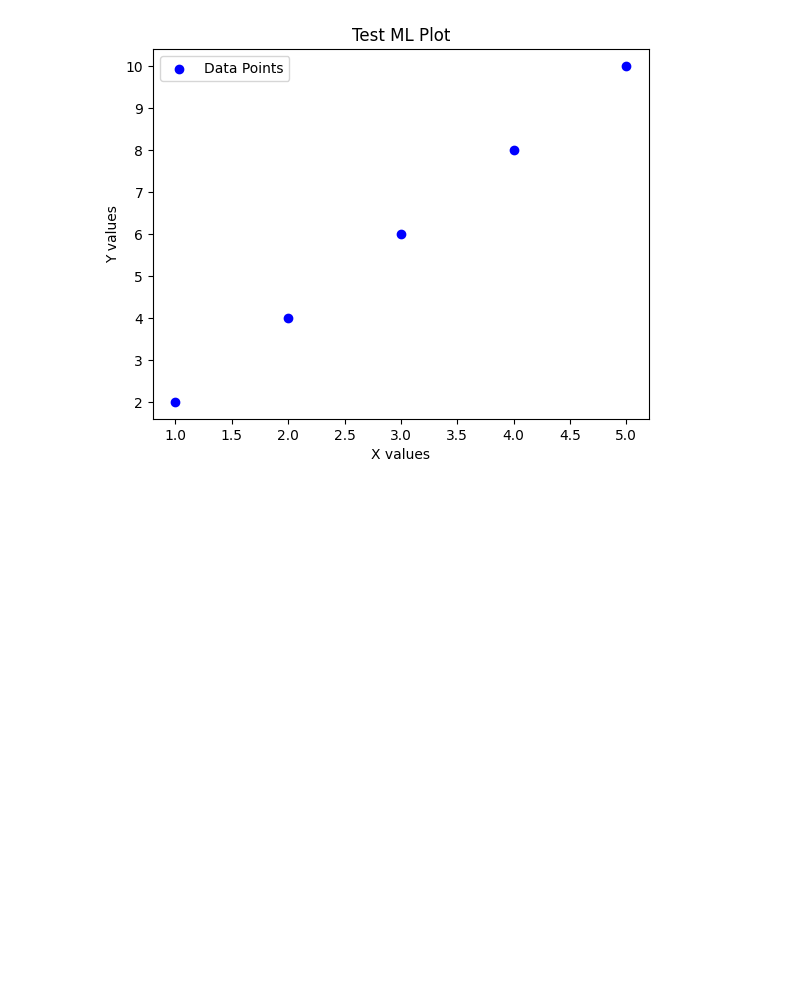
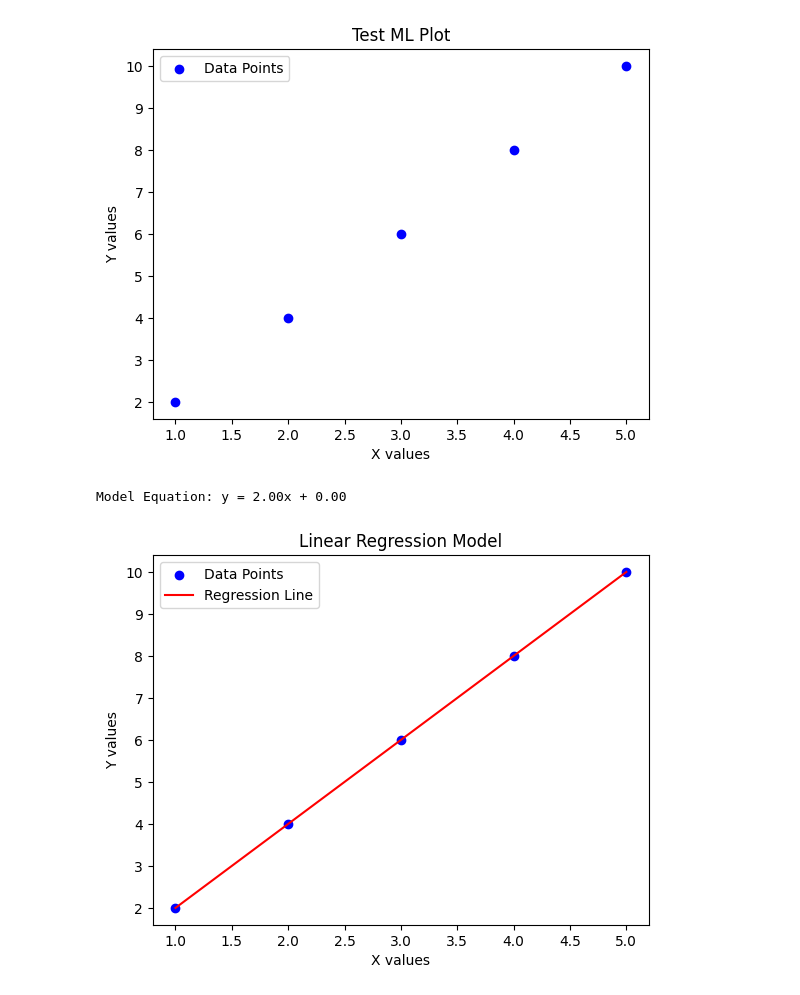
Before and after one commit to Tehyla/Drowsiness-Detection-system, a Jupyter notebook: 31_Days_ML_1.ipynb, the cells around one changed output. Cells and saved outputs as stored; diff of their text form; code cells hidden in the pictures; blank space fills up the shorter version.

```diff
--- a/31_Days_ML_1.ipynb
+++ b/31_Days_ML_1.ipynb
@@ -18,3 +18,35 @@ plt.legend()
 plt.show()
 # %% [output]
 [figure]
+# %%
+#Day 2 Diving Deeper into Data
+# Import necessary libraries
+import numpy as np
+import matplotlib.pyplot as plt
+from sklearn.linear_model import LinearRegression
+
+# Step 1: Prepare the data
+X = np.array([1, 2, 3, 4, 5]).reshape(-1, 1)  # Reshaping because sklearn expects 2D input
+y = np.array([2, 4, 6, 8, 10])  # The corresponding output values
+
+# Step 2: Create and train the model
+model = LinearRegression()  # Initialize a linear regression model
+model.fit(X, y)  # Train the model using our X and y data
+
+# Step 3: Make predictions
+y_pred = model.predict(X)  # Get the model's predictions
+
+# Step 4: Print the model equation
+print(f"Model Equation: y = {model.coef_[0]:.2f}x + {model.intercept_:.2f}")
+
+# Step 5: Visualize the results
+plt.scatter(X, y, color='blue', label='Data Points')  # Original data points
+plt.plot(X, y_pred, color='red', label='Regression Line')  # The model's prediction
+plt.xlabel("X values")
+plt.ylabel("Y values")
+plt.title("Linear Regression Model")
+plt.legend()
+plt.show()
+# %% [output]
+Model Equation: y = 2.00x + 0.00
+[figure, added]
```
